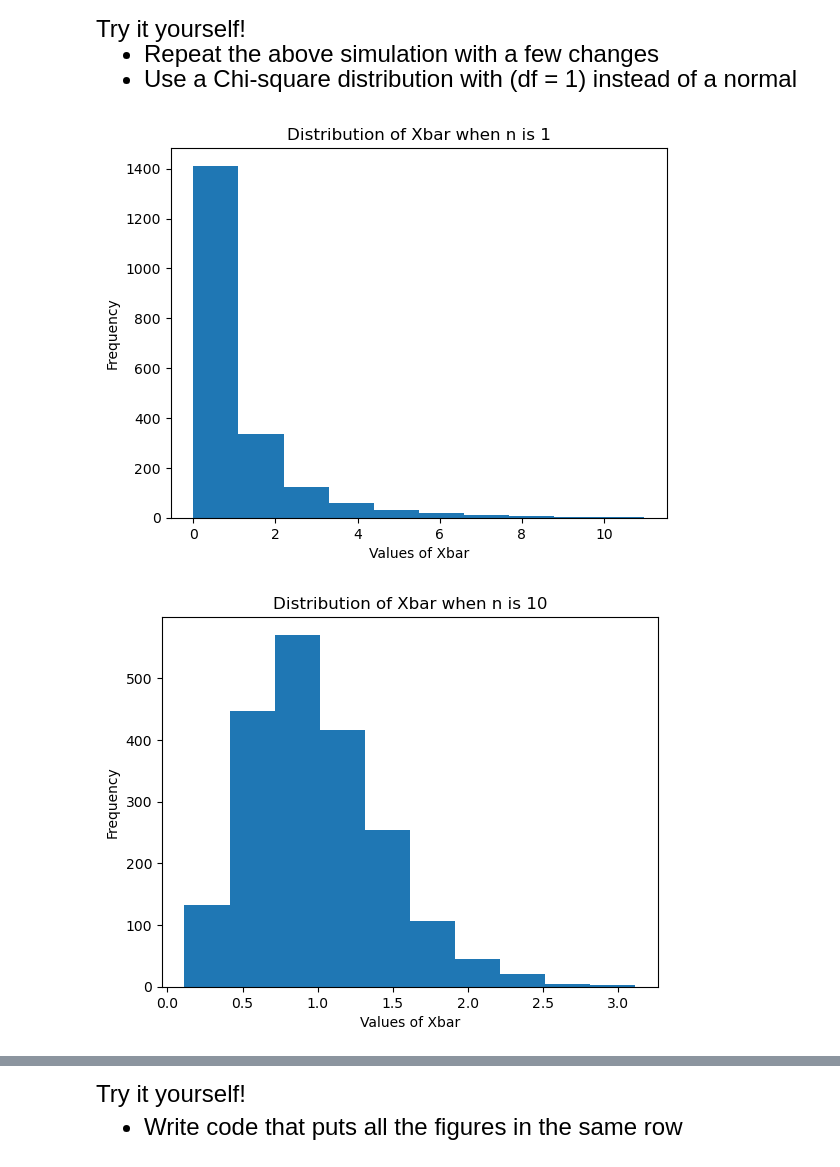
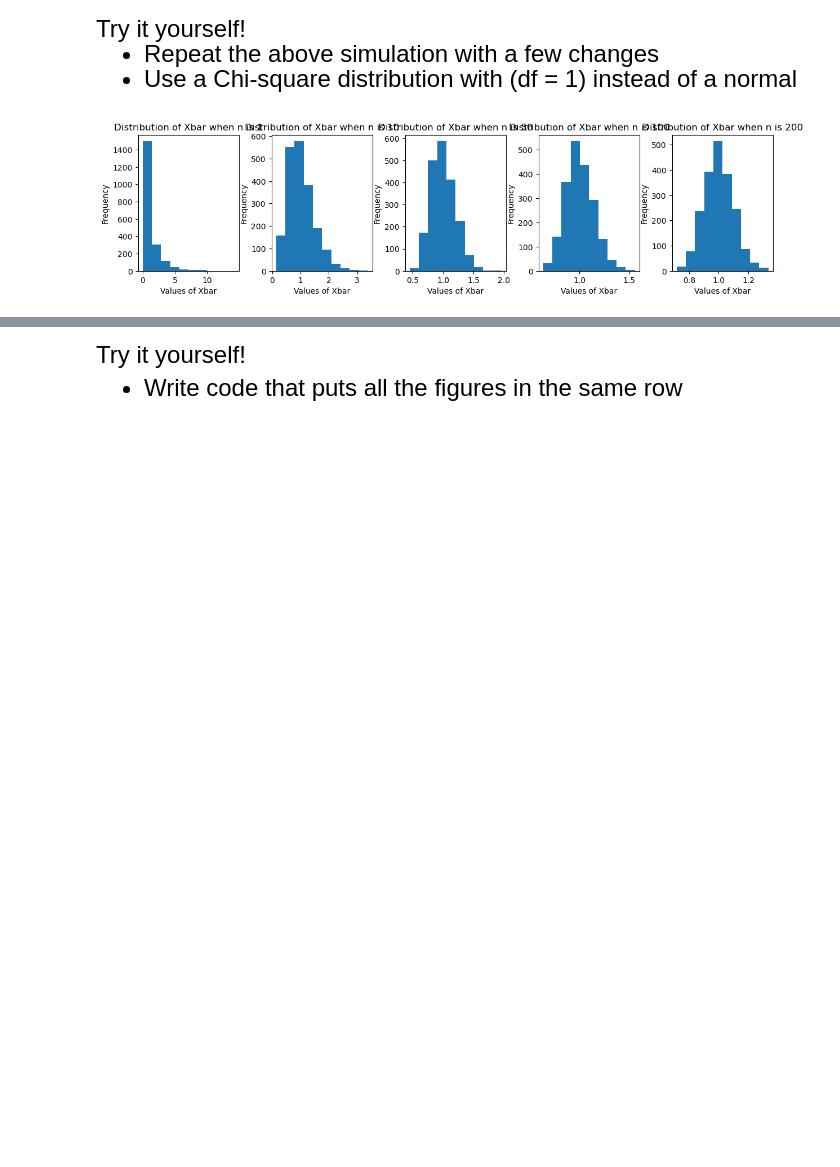
Before and after one commit to jadenellman/qtm151spring2024, a Jupyter notebook: lecture_06/Lecture 6.ipynb, the cells around one changed output, grey strips where cells are left out. Drawn from its saved outputs; the diff is of its cells as text; code cells hidden in the pictures; blank space fills up the shorter version.

```diff
--- a/lecture_06/Lecture 6.ipynb
+++ b/lecture_06/Lecture 6.ipynb
@@ -269,24 +284,22 @@ Try it yourself!
 # %%
 
 # To evaluate different sample size which just have to write a for-loop within
 # another for-loop
-
 num_simulations = 2000
 sample_size_list = [1,10,50,100,200]
-
-for sample_size in sample_size_list:
-
+fig3, list_3sub = plt.subplots(1,len(sample_size_list),figsize = [12,3])
+plt.tight_layout()
+index = 0
+for samplesize in sample_size_list:
     # The following command a vector null values, of length "num_simulations"
     vec_xbar = [None] * num_simulations
-
     for iteration in range(num_simulations):
-            vec_chisqr  = np.random.chisquare(df = 1, size = sample_size)
-            vec_xbar[iteration] = vec_chisqr.mean()
-    plt.hist(vec_xbar)
-    plt.title("Distribution of Xbar when n is " + str(sample_size))
-    plt.ylabel("Frequency")
-    plt.xlabel("Values of Xbar")
-    plt.show()
+        vec_chisqr = np.random.chisquare(df=1, size=samplesize)
+        vec_xbar[iteration] = vec_chisqr.mean()
+    list_3sub[index].hist(vec_xbar)
+    list_3sub[index].set_title("Distribution of Xbar when n is " + str(samplesize))
+    list_3sub[index].set_ylabel("Frequency")
+    list_3sub[index].set_xlabel("Values of Xbar")
+    index = index + 1
 # %% [output]
-[figure, old version]
+[figure, new version]
-[figure, removed]
```
Also changed, not shown: parts of 5 cells of this notebook, 1 other file.
